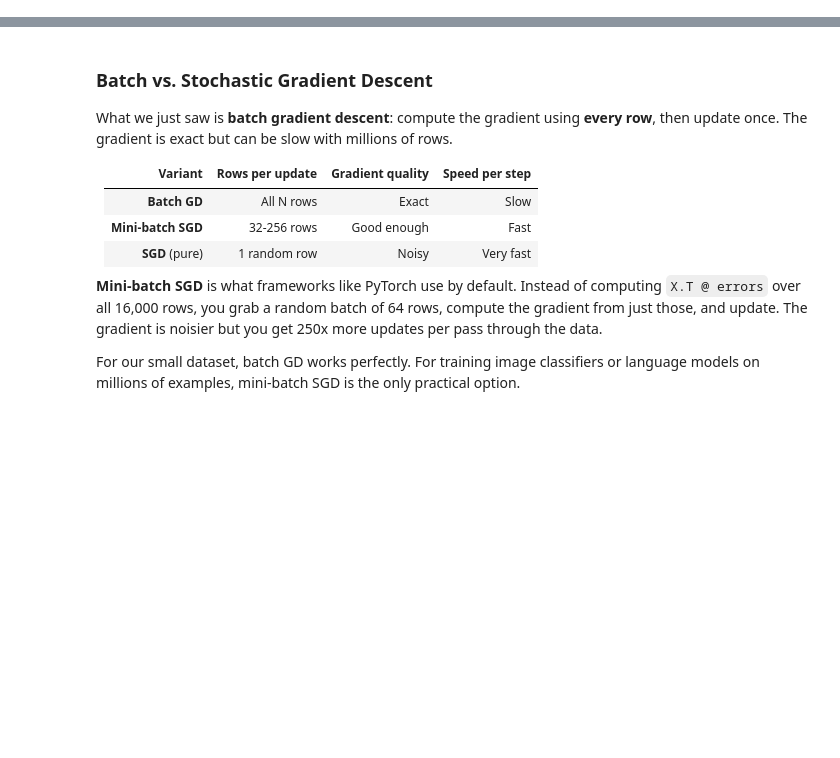
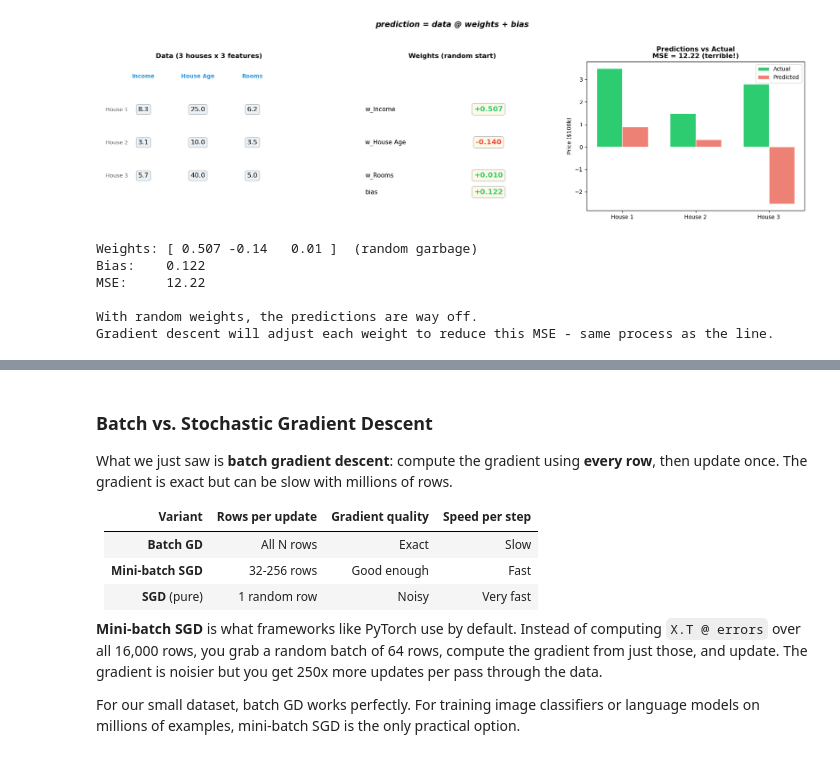
Before and after one commit to tomasbejholt/ml-1-streamlit-app, a Jupyter notebook: lessons/regression/03_regression/modified/03_regression_gradient_descent.ipynb, the cells around one changed output, grey strips where cells are left out. Saved outputs shown, nothing was run; the diff lists cells and outputs as text; code cells hidden in the pictures; blank space fills up the shorter version.

```diff
--- a/lessons/regression/03_regression/modified/03_regression_gradient_descent.ipynb
+++ b/lessons/regression/03_regression/modified/03_regression_gradient_descent.ipynb
@@ -559,0 +837,32 @@ print("Ready to learn about gradient descent!")
+# %%
+# What does multi-feature prediction actually look like?
+feature_names_intro = ['Income', 'House Age', 'Rooms']
+data_intro = np.array([
+    [8.3, 25, 6.2],   # House 1: high income, older, 6 rooms
+    [3.1, 10, 3.5],   # House 2: low income, newer, small
+    [5.7, 40, 5.0],   # House 3: medium income, old, medium
+])
+actual_prices_intro = np.array([3.5, 1.5, 2.8])
+
+# Random starting weights
+np.random.seed(7)
+weights_intro = np.round(np.random.randn(3) * 0.3, 3)
+bias_intro = np.round(np.random.randn() * 0.3, 3)
+
+predictions_intro, mse_intro = plot_multi_feature_intro(
+    data_intro, feature_names_intro, weights_intro, bias_intro, actual_prices_intro)
+plt.show()
+
+print(f"Weights: {weights_intro}  (random garbage)")
+print(f"Bias:    {bias_intro}")
+print(f"MSE:     {mse_intro:.2f}")
+print(f"\nWith random weights, the predictions are way off.")
+print(f"Gradient descent will adjust each weight to reduce this MSE - same process as the line.")
+# %% [output]
+[figure, added]
+Weights: [ 0.507 -0.14   0.01 ]  (random garbage)
+Bias:    0.122
+MSE:     12.22
+
+With random weights, the predictions are way off.
+Gradient descent will adjust each weight to reduce this MSE - same process as the line.
```
Also changed, not shown: parts of 98 cells of this notebook, 3 other files.
